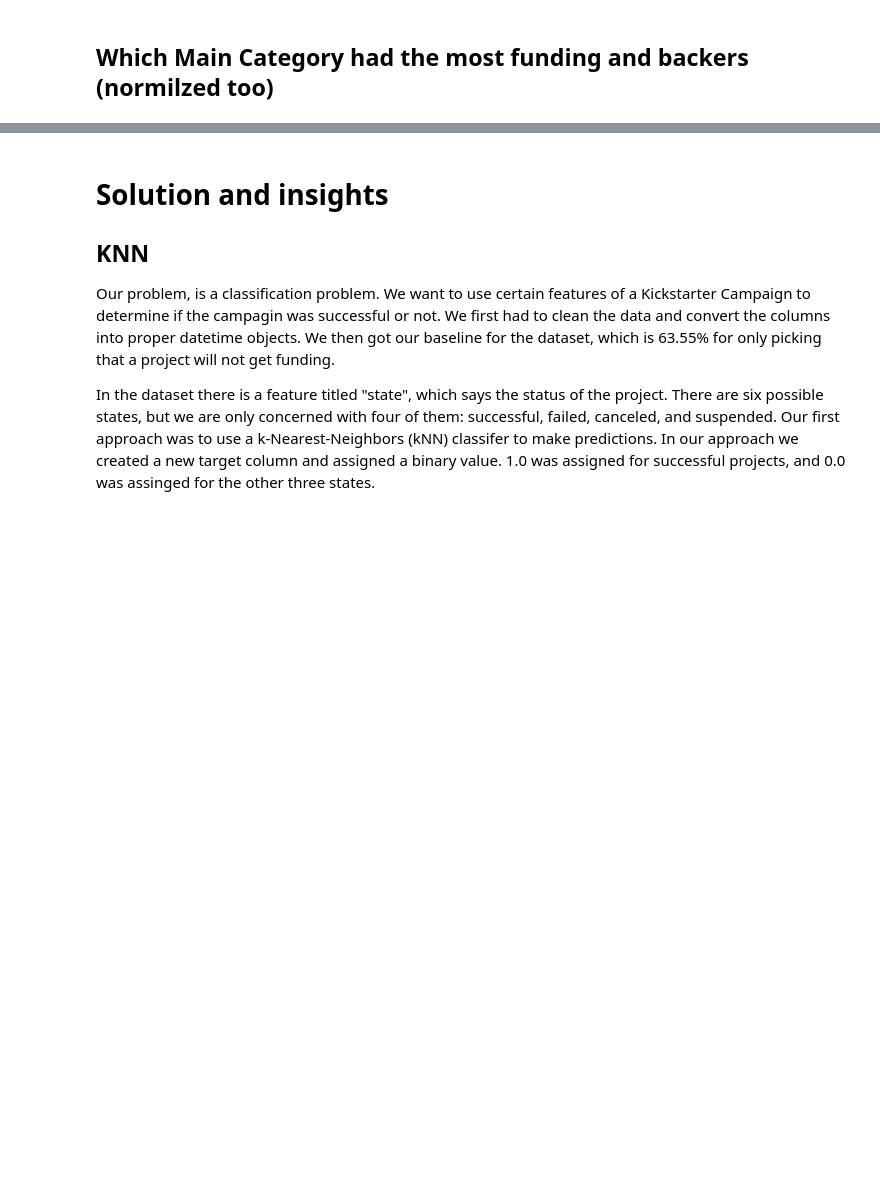
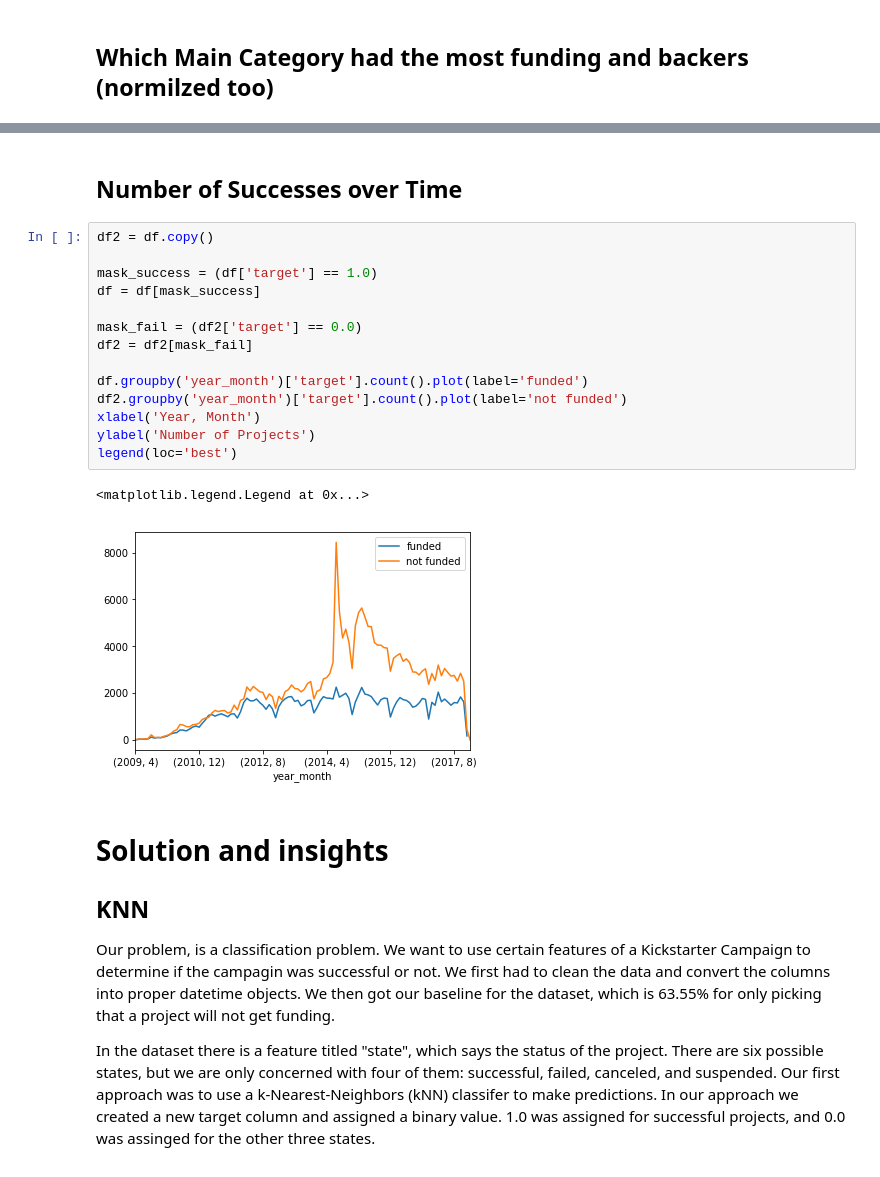
Before and after one commit to TraceTschidaUT/mis373, a Jupyter notebook: Project/Project.ipynb, the cells around one changed output, grey strips where cells are left out. Drawn from its saved outputs; the diff is of its cells as text; blank space fills up the shorter version.

```diff
--- a/Project/Project.ipynb
+++ b/Project/Project.ipynb
@@ -317,3 +379,22 @@ Name: usd_pledged_real, dtype: float64
+# %% [markdown]
+## Number of Successes over Time
+# %%
+df2 = df.copy()
+
+mask_success = (df['target'] == 1.0)
+df = df[mask_success]
+
+mask_fail = (df2['target'] == 0.0)
+df2 = df2[mask_fail]
+
+df.groupby('year_month')['target'].count().plot(label='funded')
+df2.groupby('year_month')['target'].count().plot(label='not funded')
+xlabel('Year, Month')
+ylabel('Number of Projects')
+legend(loc='best')
+# %% [output]
+<matplotlib.legend.Legend at 0x...>
+[figure, added]
 # %% [markdown]
 # Solution and insights
 ## KNN
```
Also changed, not shown: parts of 8 cells of this notebook.
